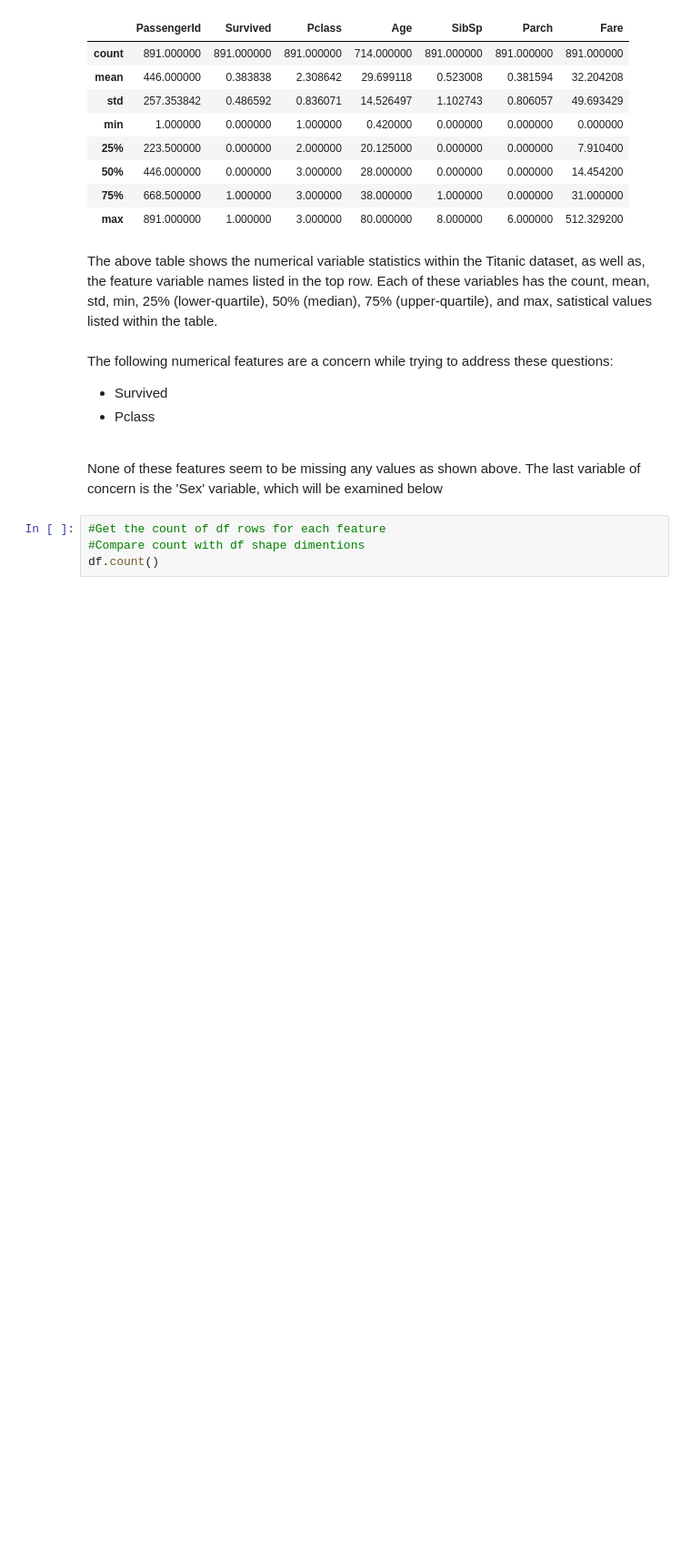
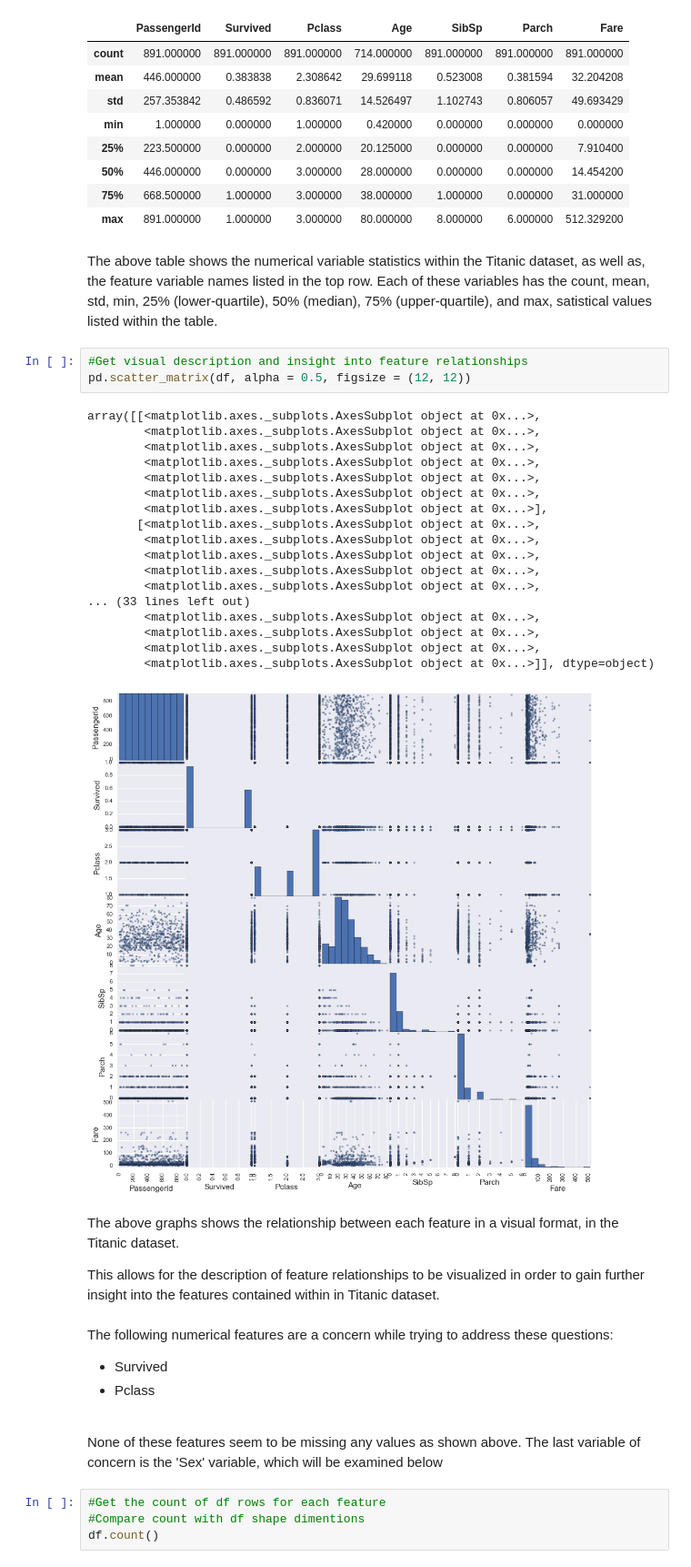
Before and after one commit to Boykai/Project-2-Titanic-Dataset, a Jupyter notebook: Project 2 Investigate a Dataset.ipynb, the cells around one changed output. Shown at 91% size. Drawn from its saved outputs; the diff is of its cells as text; blank space fills up the shorter version.

Commit message:
Feature: Add scatter plot matrix for all dataframe features

```diff
--- a/Project 2 Investigate a Dataset.ipynb
+++ b/Project 2 Investigate a Dataset.ipynb
@@ -112,6 +112,32 @@ df.describe()
 | max | 891.000000 | 1.000000 | 3.000000 | 80.000000 | 8.000000 | 6.000000 | 512.329200 |
 # %% [markdown]
 The above table shows the numerical variable statistics within the Titanic dataset, as well as, the feature variable names listed in the top row. Each of these variables has the count, mean, std, min, 25% (lower-quartile), 50% (median), 75% (upper-quartile), and max, satistical values listed within the table.
+# %%
+#Get visual description and insight into feature relationships
+pd.scatter_matrix(df, alpha = 0.5, figsize = (12, 12))
+# %% [output]
+array([[<matplotlib.axes._subplots.AxesSubplot object at 0x...>,
+        <matplotlib.axes._subplots.AxesSubplot object at 0x...>,
+        <matplotlib.axes._subplots.AxesSubplot object at 0x...>,
+        <matplotlib.axes._subplots.AxesSubplot object at 0x...>,
+        <matplotlib.axes._subplots.AxesSubplot object at 0x...>,
+        <matplotlib.axes._subplots.AxesSubplot object at 0x...>,
+        <matplotlib.axes._subplots.AxesSubplot object at 0x...>],
+       [<matplotlib.axes._subplots.AxesSubplot object at 0x...>,
+        <matplotlib.axes._subplots.AxesSubplot object at 0x...>,
+        <matplotlib.axes._subplots.AxesSubplot object at 0x...>,
+        <matplotlib.axes._subplots.AxesSubplot object at 0x...>,
+        <matplotlib.axes._subplots.AxesSubplot object at 0x...>,
+... (33 lines left out)
+        <matplotlib.axes._subplots.AxesSubplot object at 0x...>,
+        <matplotlib.axes._subplots.AxesSubplot object at 0x...>,
+        <matplotlib.axes._subplots.AxesSubplot object at 0x...>,
+        <matplotlib.axes._subplots.AxesSubplot object at 0x...>]], dtype=object)
+[figure, added]
+# %% [markdown]
+The above graphs shows the relationship between each feature in a visual format, in the Titanic dataset.
+
+This allows for the description of feature relationships to be visualized in order to gain further insight into the features contained within in Titanic dataset.
 # %% [markdown]
 The following numerical features are a concern while trying to address these questions:
 
```
Also changed, not shown: parts of 2 cells of this notebook.
